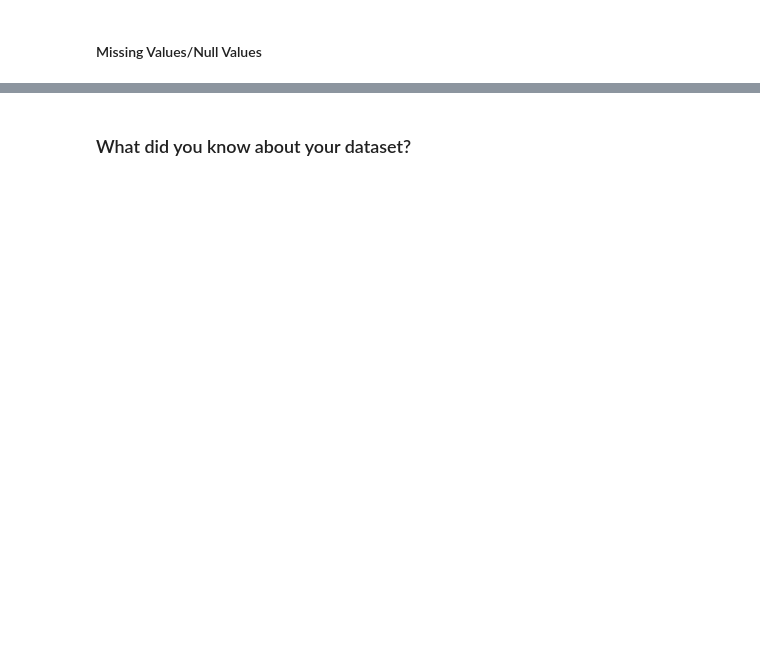
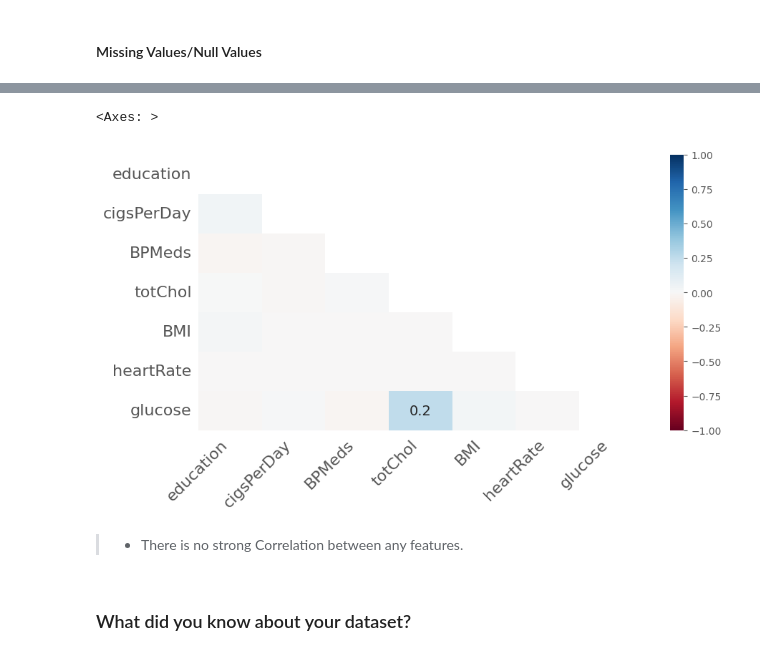
Before and after one commit to ashish-mali/Classification-Cardiovascular-Risk-Prediction, a Jupyter notebook: Cardiovascular_Risk_Prediction_Capstone_Project.ipynb, the cells around one changed output, grey strips where cells are left out. Cells and saved outputs as stored; diff of their text form; code cells hidden in the pictures; blank space fills up the shorter version.

```diff
--- a/Cardiovascular_Risk_Prediction_Capstone_Project.ipynb
+++ b/Cardiovascular_Risk_Prediction_Capstone_Project.ipynb
@@ -230,2 +414,11 @@ M - Multivariate Analysis
+# %%
+# Visualize the correlation between the number of
+# missing values in different columns as a heatmap
+msno.heatmap(df, figsize=(10,5))
+# %% [output]
+<Axes: >
+[figure, added]
+# %% [markdown]
+>* There is no strong Correlation between any features.
 # %% [markdown]
 ### What did you know about your dataset?
```
Also changed, not shown: parts of 23 cells of this notebook.
